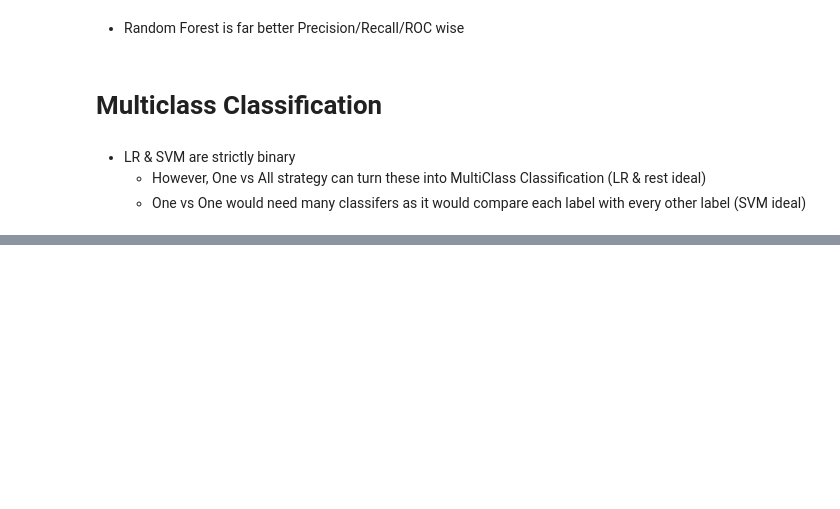
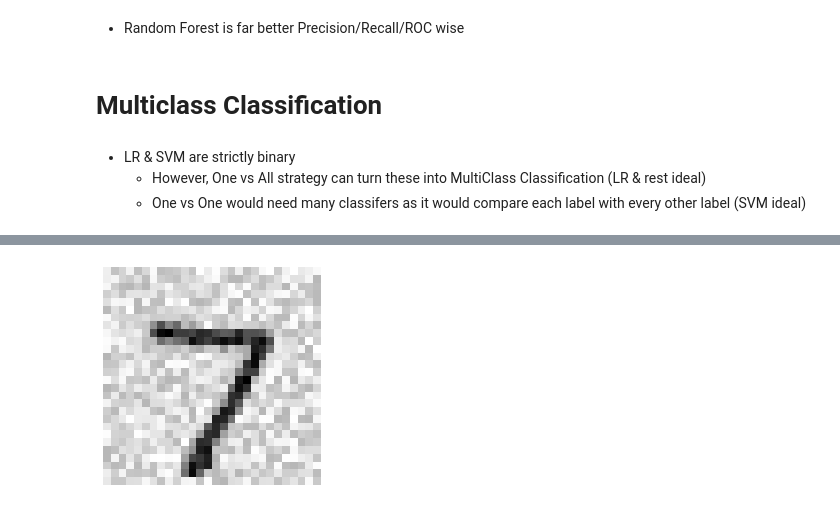
Before and after one commit to ayusharora99/Hands_On_ML, a Jupyter notebook: MNIST Classification.ipynb, the cells around one changed output, grey strips where cells are left out. Cells and saved outputs as stored; diff of their text form; code cells hidden in the pictures; blank space fills up the shorter version.

```diff
--- a/MNIST Classification.ipynb
+++ b/MNIST Classification.ipynb
@@ -209,3 +256,15 @@ np.fill_diagonal(norm_conf_mx,0)
 plt.matshow(norm_conf_mx,cmap=plt.cm.gray)
 # %%
 # Digits are being misclassified as 8, but actual 8s are being correctly classified
+# %%
+# Multilabel Classification
+# Use KNeighborsClassifier to output multiple label predictions for each instance
+# Ex: multiple label: [(whether digit is >7, whether digit is odd)]
+y_train_large = (y_train >= 7)
+y_train_odd = (y_train % 2 == 1)
+y_multilabel = np.c_[y_train_large,y_train_odd]
+
+knn_clf = KNeighborsClassifier()
+knn_clf.fit(X_train,y_multilabel)
+
+knn_clf.predict([some_digit])
@@ -211,0 +283,25 @@ plt.matshow(norm_conf_mx,cmap=plt.cm.gray)
+# %%
+# Multioutput Classification
+# Use KNeighborsClassifier to output multiclass pixel predictions for each instance (instead of only T/F, more possible)
+
+# create noise for train and test data
+noise = np.random.randint(0,100,(len(X_train),784))
+X_train_mod = X_train + noise
+noise = np.random.randint(0,100,(len(X_test),784))
+X_test_mod = X_test + noise
+# %%
+# assign clean data as labels for train and test data
+y_train_mod = X_train
+y_test_mod = X_test
+# %%
+def plot_digit(digit):
+    some_digit_image = digit.reshape(28,28)
+
+    plt.imshow(some_digit_image,cmap='binary')
+    plt.axis('off')
+# %%
+# Train Model to translate noisy to clean
+knn_clf.fit(X_train_mod,y_train_mod)
+plot_digit(X_test_mod[0])
+# %% [output]
+[figure, added]
```
Also changed, not shown: parts of 23 cells of this notebook.
